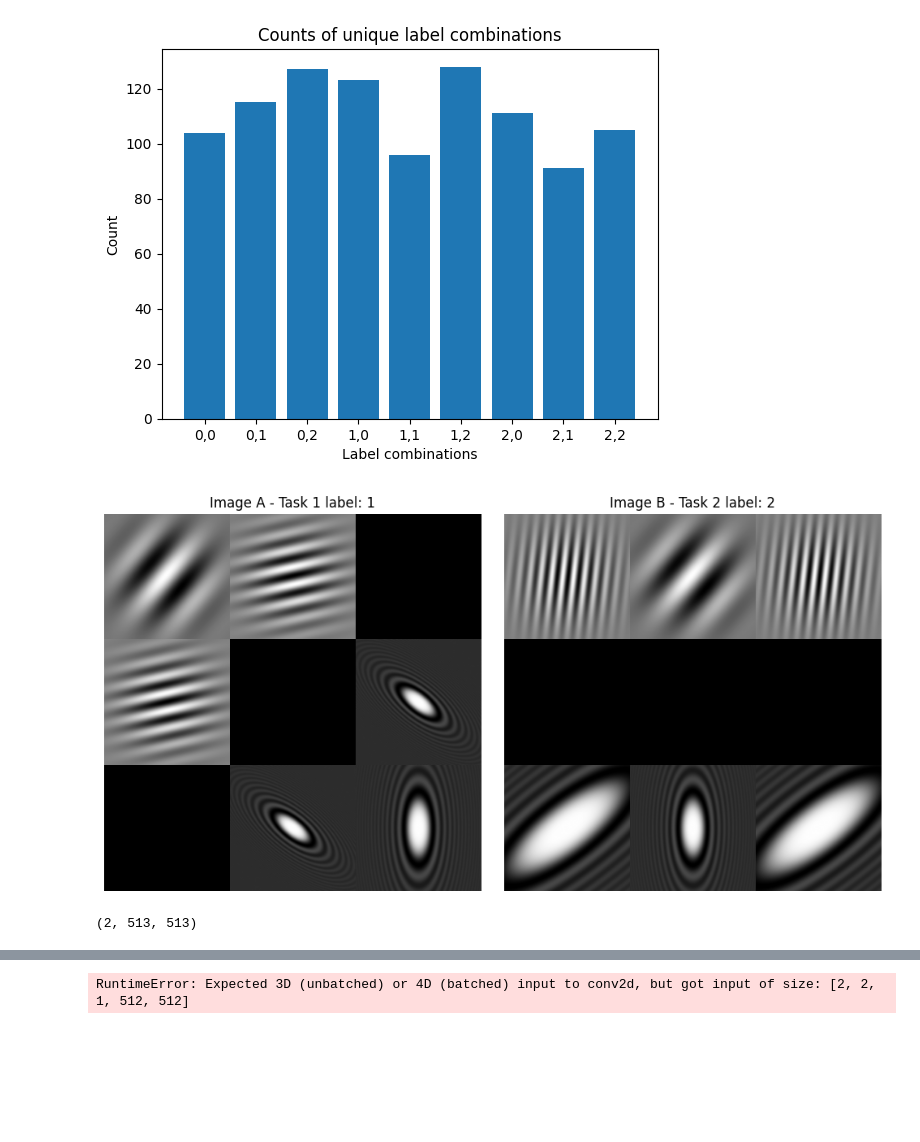
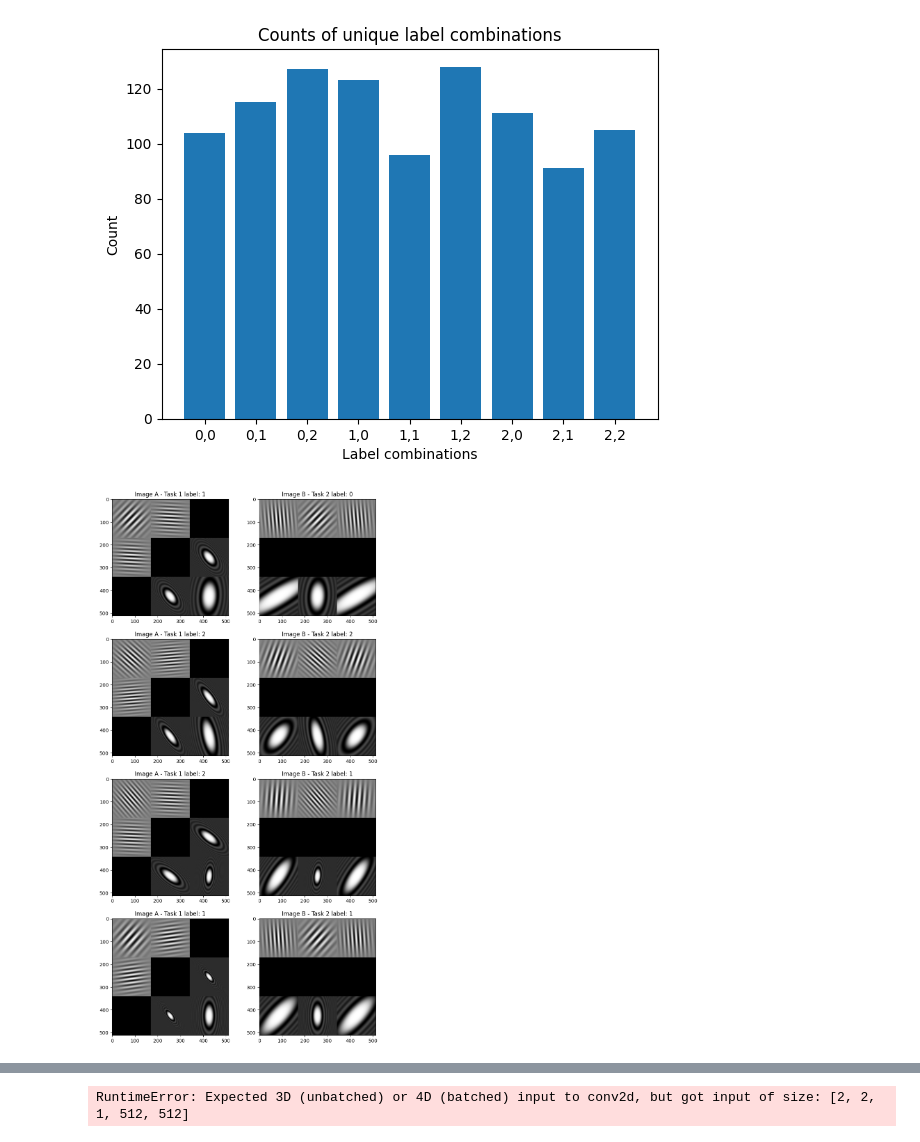
Before and after one commit to hzavadil98/UiT_FYS-8603, a Jupyter notebook: synthetic_data.ipynb, the cells around one changed output, grey strips where cells are left out. Saved outputs shown, nothing was run; the diff lists cells and outputs as text; code cells hidden in the pictures; blank space fills up the shorter version.

```diff
--- a/synthetic_data.ipynb
+++ b/synthetic_data.ipynb
@@ -283,29 +228,0 @@ def image_generator(task1, task2, img_size = 513):
-# %%
-imgs, labs = image_generator(1, 2, img_size = IMG_SIZE)
-fig, axes = plt.subplots(1, 2, figsize=(10, 5))
-axes[0].imshow(imgs[0], cmap='gray')
-axes[0].set_title(f'Image A - Task 1 label: {labs[0]}')
-axes[1].imshow(imgs[1], cmap='gray')
-axes[1].set_title(f'Image B - Task 2 label: {labs[1]}')
-for ax in axes:
-    ax.axis('off')
-plt.tight_layout()
-plt.show()
-# %% [output]
-[figure, removed]
-# %%
-import torch
-import torchvision.transforms.v2 as T
-view1, view2 = imgs
-images = np.stack([view1, view2], axis=0).astype(np.float32)
-tensor_images = torch.from_numpy(images).unsqueeze(1)
-transform = T.Compose([
-            T.Resize((512, 512)),  # expects (C, H, W)
-            T.Normalize(mean=[0.0], std=[255.0])       # normalize to [0,1]
-        ])
-
-
-tensor_images = torch.stack([transform(img) for img in tensor_images], dim=0)
-images.shape
-# %% [output]
-(2, 513, 513)
@@ -311,0 +473,13 @@ images.shape
+# %%
+labels = np.random.randint(0, 3, size=(4, 2))
+params = [generate_random_parameters(l[0], l[1]) for l in labels]
+imgs = [generate_image(i, params) for i in range(len(params))]
+# Visualize the generated images
+fig, axes = plt.subplots(len(imgs), 2, figsize=(10, 5 * len(imgs)))
+for idx, (ax, img) in enumerate(zip(axes, imgs)):
+    ax[0].imshow(img[0].squeeze().cpu().numpy(), cmap='gray')
+    ax[1].imshow(img[1].squeeze().cpu().numpy(), cmap='gray')
+    ax[0].set_title(f'Image A - Task 1 label: {labels[idx][0]}')
+    ax[1].set_title(f'Image B - Task 2 label: {labels[idx][1]}')
+# %% [output]
+[figure, added]
```
Also changed, not shown: parts of 13 cells of this notebook, 3 other files.
